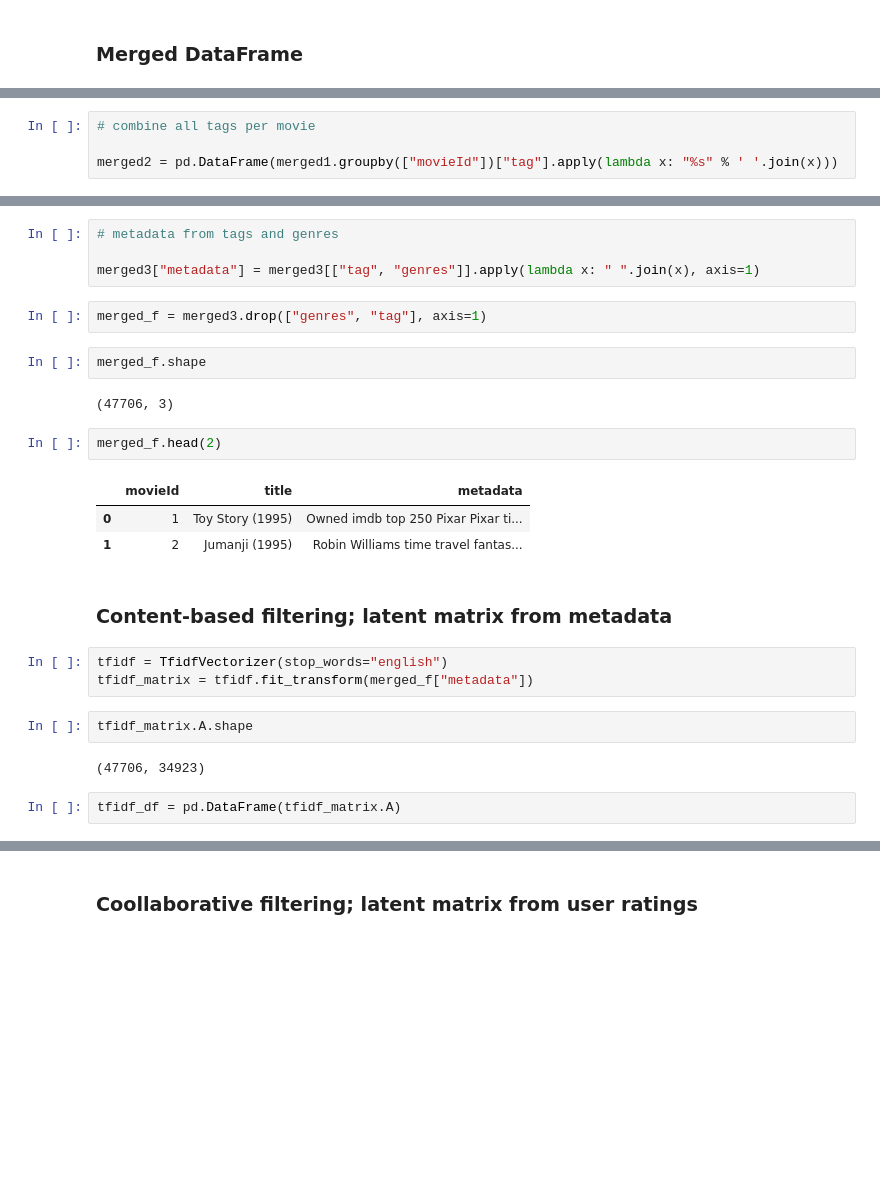
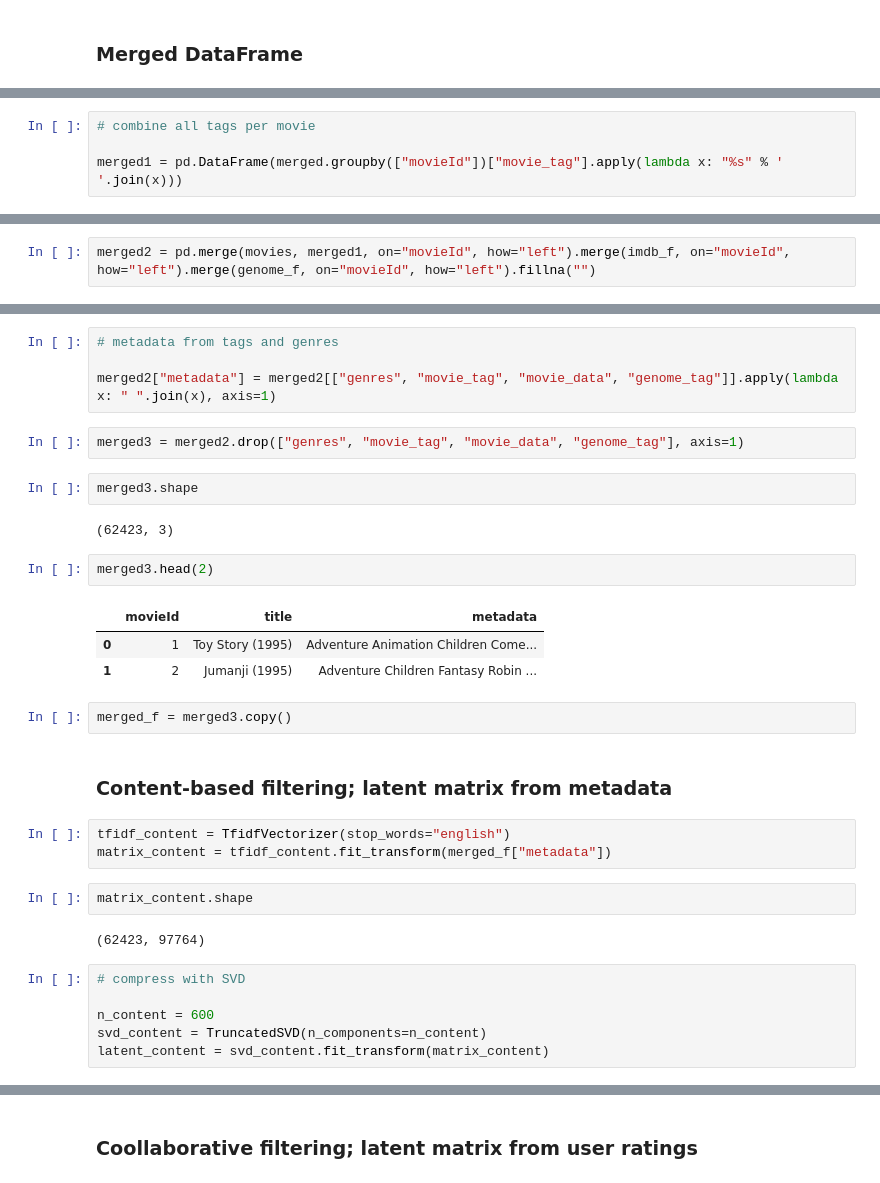
Before and after one commit to kojosbk/Movie_Recomender_Unsupervised_sprint, a Jupyter notebook: 1_EDA_model/JM4 Starter_Notebook.ipynb, the cells around one changed output, grey strips where cells are left out. Saved outputs shown, nothing was run; the diff lists cells and outputs as text; blank space fills up the shorter version.

```diff
--- a/1_EDA_model/JM4 Starter_Notebook.ipynb
+++ b/1_EDA_model/JM4 Starter_Notebook.ipynb
@@ -546,4 +606,4 @@ merged1 = merged.fillna("")
 # %%
 # combine all tags per movie
 
-merged2 = pd.DataFrame(merged1.groupby(["movieId"])["tag"].apply(lambda x: "%s" % ' '.join(x)))
+merged1 = pd.DataFrame(merged.groupby(["movieId"])["movie_tag"].apply(lambda x: "%s" % ' '.join(x)))
@@ -551,0 +610,2 @@ merged3 = pd.merge(movies_f, merged2, on="movieId", how="left")
+# %%
+merged2 = pd.merge(movies, merged1, on="movieId", how="left").merge(imdb_f, on="movieId", how="left").merge(genome_f, on="movieId", how="left").fillna("")
@@ -552,27 +618,33 @@ merged3 = pd.merge(movies_f, merged2, on="movieId", how="left")
 # %%
 # metadata from tags and genres
 
-merged3["metadata"] = merged3[["tag", "genres"]].apply(lambda x: " ".join(x), axis=1)
+merged2["metadata"] = merged2[["genres", "movie_tag", "movie_data", "genome_tag"]].apply(lambda x: " ".join(x), axis=1)
 # %%
-merged_f = merged3.drop(["genres", "tag"], axis=1)
+merged3 = merged2.drop(["genres", "movie_tag", "movie_data", "genome_tag"], axis=1)
 # %%
-merged_f.shape
+merged3.shape
 # %% [output]
-(47706, 3)
+(62423, 3)
 # %%
-merged_f.head(2)
+merged3.head(2)
 # %% [output]
 |  | movieId | title | metadata |
-| 0 | 1 | Toy Story (1995) | Owned imdb top 250 Pixar Pixar ti... |
-| 1 | 2 | Jumanji (1995) | Robin Williams time travel fantas... |
+| 0 | 1 | Toy Story (1995) | Adventure Animation Children Come... |
+| 1 | 2 | Jumanji (1995) | Adventure Children Fantasy Robin ... |
+# %%
+merged_f = merged3.copy()
 # %% [markdown]
 ### Content-based filtering; latent matrix from metadata
 # %%
-tfidf = TfidfVectorizer(stop_words="english")
-tfidf_matrix = tfidf.fit_transform(merged_f["metadata"])
+tfidf_content = TfidfVectorizer(stop_words="english")
+matrix_content = tfidf_content.fit_transform(merged_f["metadata"])
-# %%
-tfidf_matrix.A.shape
-# %% [output]
-(47706, 34923)
-# %%
-tfidf_df = pd.DataFrame(tfidf_matrix.A)
+# %%
+matrix_content.shape
+# %% [output]
+(62423, 97764)
+# %%
+# compress with SVD
+
+n_content = 600
+svd_content = TruncatedSVD(n_components=n_content)
+latent_content = svd_content.fit_transform(matrix_content)
```
Also changed, not shown: parts of 113 cells of this notebook.
